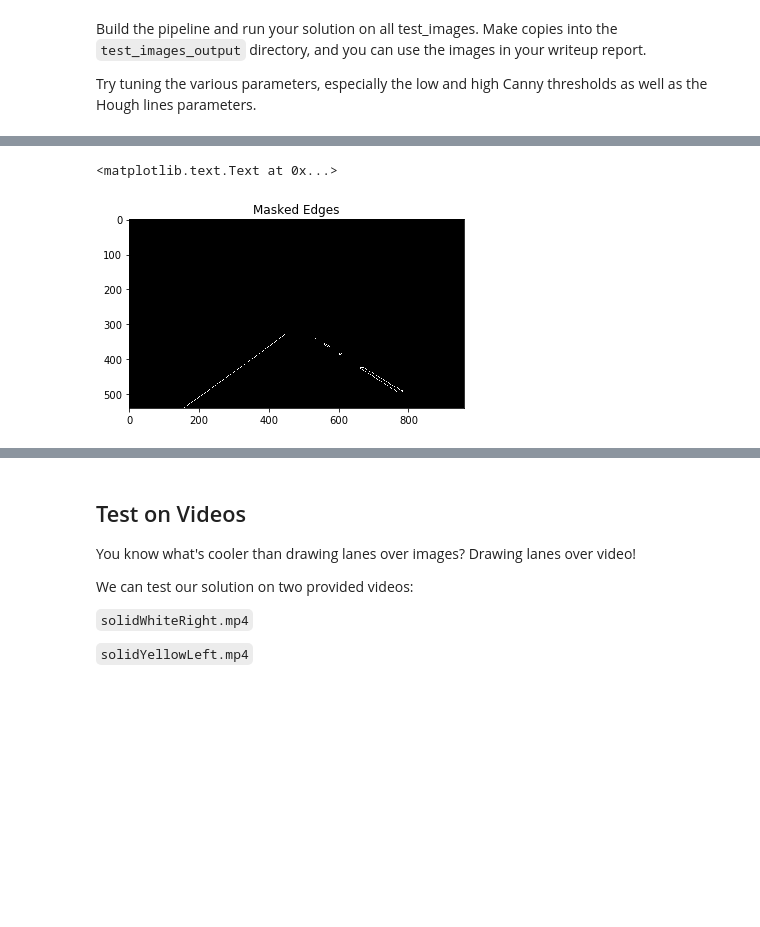
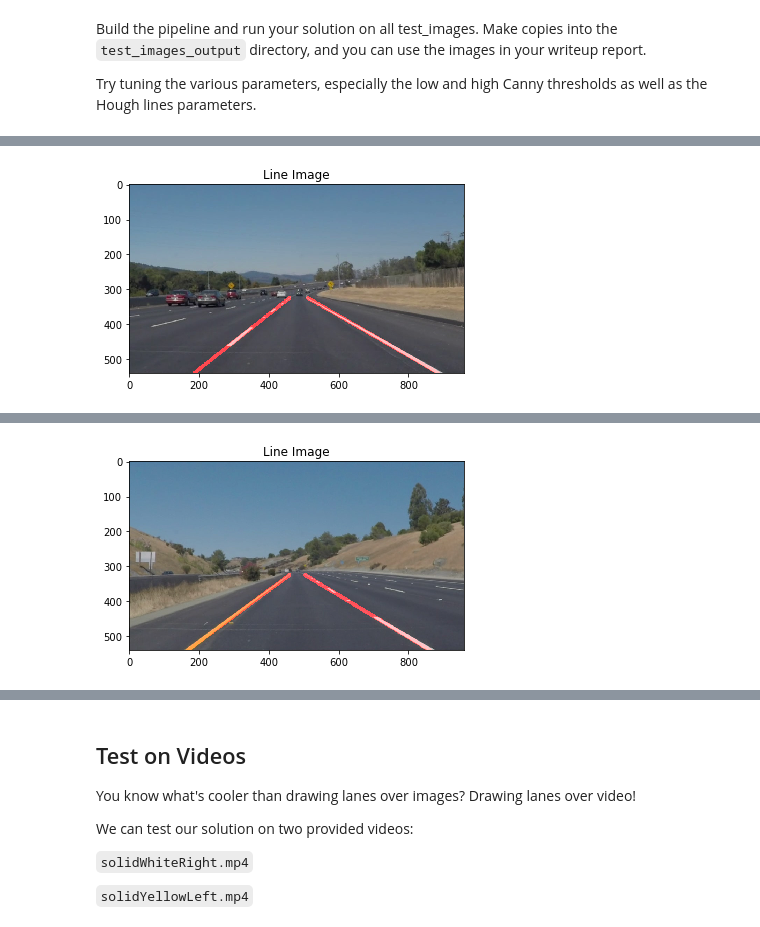
Before and after one commit to OwenHua666/SDCar_P1_Term1, a Jupyter notebook: P1.ipynb, the cells around one changed output, grey strips where cells are left out. Saved outputs shown, nothing was run; the diff lists cells and outputs as text; code cells hidden in the pictures; blank space fills up the shorter version.

Commit message:
The commit finds a good set of parameter for lane detection on the two test videos. This commit also add all the files to the repo.

```diff
--- a/P1.ipynb
+++ b/P1.ipynb
@@ -266,57 +268,69 @@ Try tuning the various parameters, especially the low and high Canny thresholds
 # TODO: Build your pipeline that will draw lane lines on the test_images
 # then save them to the test_images directory.
 
-# Read in and grayscale the image
-image = mpimg.imread('test_images/solidYellowLeft.jpg')
-print(type(image))
-gray = grayscale(image)
-print('This image is:', type(image), 'with dimensions:', gray.shape)
+
+def process_image_single(image):
+    gray = grayscale(image)
 # plt.figure()
 # plt.imshow(gray,cmap='gray') # Display the gray-scale image
 # plt.title("Grayscale Image")
 
 # Define a kernel size and apply Gaussian smoothing
-kernel_size = 5
-blur_gray = gaussian_blur(gray, kernel_size)
+    kernel_size = 5
+    blur_gray = gaussian_blur(gray, kernel_size)
 
 # Define parameters for Canny and apply
-low_threshold = 100
-high_threshold = 200
-edges = canny(blur_gray, low_threshold, high_threshold)
+    low_threshold = 100
+    high_threshold = 200
+    edges = canny(blur_gray, low_threshold, high_threshold)
 # plt.figure()
 # plt.imshow(edges,cmap = 'Greys_r')
 # plt.title("Canny Edges")
 
 # Create a masked edges image
-mask = np.zeros_like(edges)
-ignore_mask_color = 255
-imshape = image.shape
-vertices = np.array([[(150,imshape[0]),(445, 330), (515, 330), (900,imshape[0])]], dtype=np.int32)
-masked_edges = region_of_interest(edges, vertices)
-plt.figure()
-plt.imshow(masked_edges,cmap = 'Greys_r')
-plt.title("Masked Edges")
+    mask = np.zeros_like(edges)
+    ignore_mask_color = 255
+    imshape = image.shape
+    vertices = np.array([[(150,imshape[0]),(445, 330), (515, 330), (900,imshape[0])]], dtype=np.int32)
+    masked_edges = region_of_interest(edges, vertices)
+#    plt.figure()
+#    plt.imshow(masked_edges,cmap = 'Greys_r')
+#    plt.title("Masked Edges")
 
 # Define the Hough transform parameters
 # Make a blank image the same size as our image to draw on
-rho = 1 # distance resolution in pixels of the Hough grid
-theta = np.pi/180 # angular resolution in radians of the Hough grid
-threshold = 7     # minimum number of votes (intersections in Hough grid cell)
-min_line_len = 20 # minimum number of pixels making up a line
-max_line_gap = 12    # maximum gap in pixels between connectable line segments
+    rho = 1 # distance resolution in pixels of the Hough grid
+    theta = np.pi/180 # angular resolution in radians of the Hough grid
+    threshold = 10     # minimum number of votes (intersections in Hough grid cell)
+    min_line_len = 28 # minimum number of pixels making up a line
+    max_line_gap = 12    # maximum gap in pixels between connectable line segments
 
 # Run Hough on edge detected image
 # Output "lines" is an array containing endpoints of detected line segments
-line_image = hough_lines(masked_edges, rho, theta, threshold, min_line_len, max_line_gap)
-plt.figure()
-plt.imshow(line_image)
-plt.title("Line Image")
+    line_image = hough_lines(masked_edges, rho, theta, threshold, min_line_len, max_line_gap)
+#    plt.figure()
+#    plt.imshow(line_image)
+#    plt.title("Line Image")
 
 
 # Draw the lines on the edge image
-lines_image = weighted_img(line_image, image, α=0.8, β=1., λ=0.)
-output = plt.figure()
-plt.imshow(lines_image)
-plt.title('Line Image')
-# output.savefig('test_images_output/whiteCarLaneSwitchLD.jpg')
+    lines_image = weighted_img(line_image, image, α=0.8, β=1., λ=0.)
+    output = plt.figure()
+    plt.imshow(lines_image)
+    plt.title('Line Image')
+    # output.savefig('test_images_output/whiteCarLaneSwitchLD.jpg')
+
+# Read in and grayscale the image
+image1 = mpimg.imread('test_images/solidWhiteCurve.jpg')
+image2 = mpimg.imread('test_images/solidWhiteRight.jpg')
+image3 = mpimg.imread('test_images/solidYellowCurve.jpg')
+image4 = mpimg.imread('test_images/solidYellowCurve2.jpg')
+image5 = mpimg.imread('test_images/solidYellowLeft.jpg')
+image6 = mpimg.imread('test_images/whiteCarLaneSwitch.jpg')
+process_image_single(image1)
+process_image_single(image2)
+process_image_single(image3)
+process_image_single(image4)
+process_image_single(image5)
+process_image_single(image6)
 # %% [output]
@@ -325,2 +337 @@ This image is: <class 'numpy.ndarray'> with dimensions: (540, 960)
-<matplotlib.text.Text at 0x...>
-[figure, old version]
+[figure, new version]
@@ -328,0 +340 @@ This image is: <class 'numpy.ndarray'> with dimensions: (540, 960)
+[figure, added]
```
Also changed, not shown: parts of 6 cells of this notebook, 19 other files.
